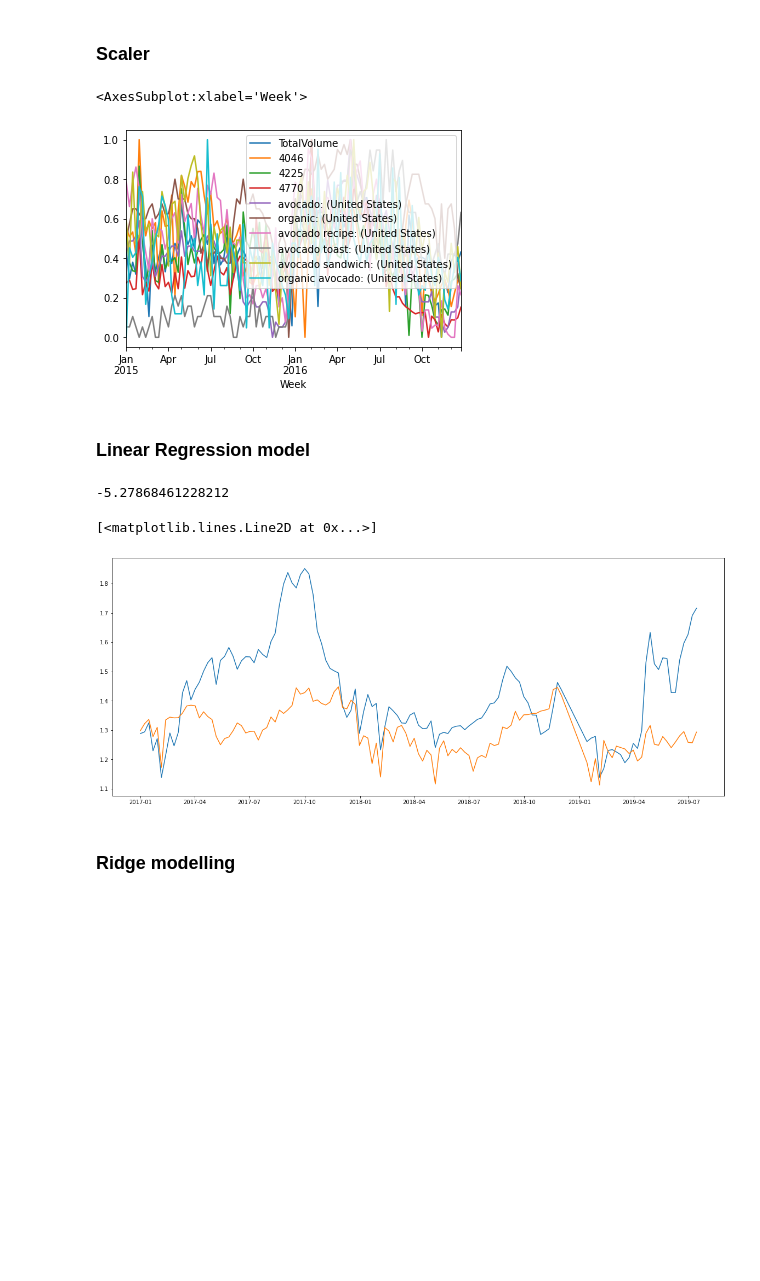
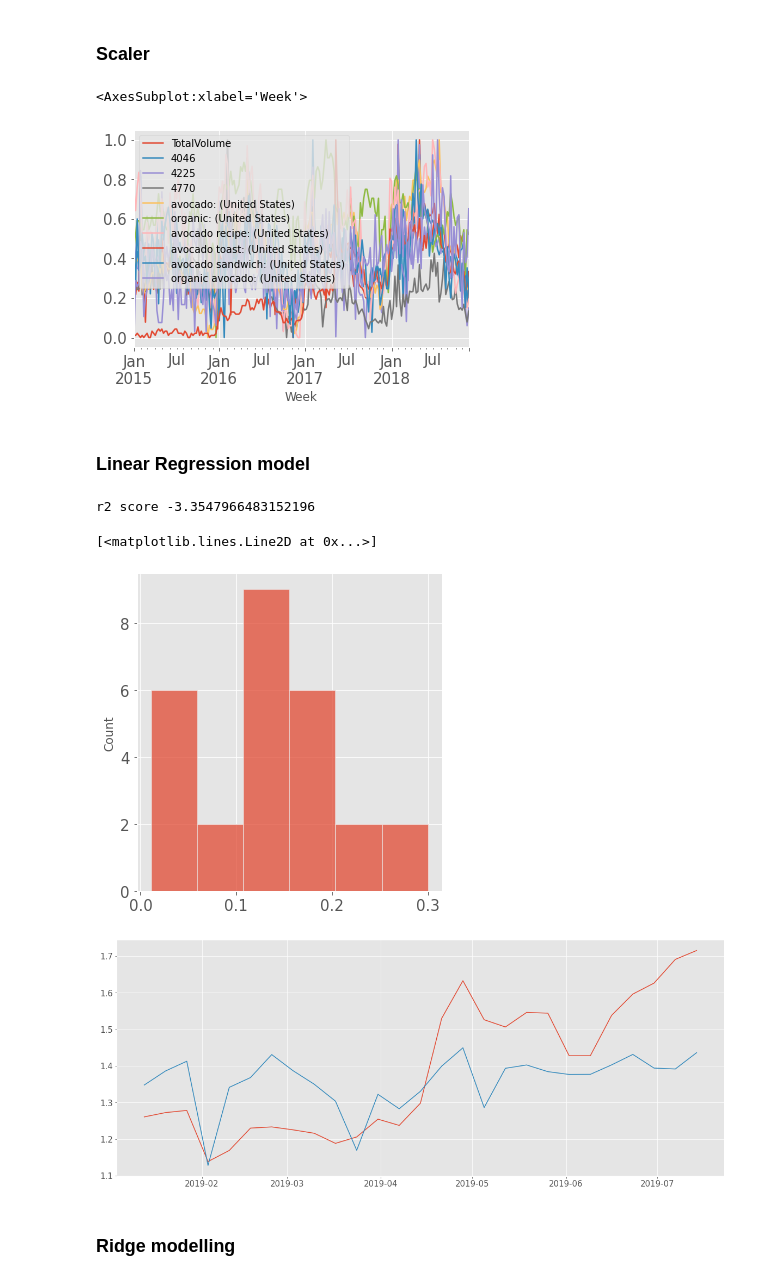
Before and after one commit to potus84/DS-ML-CASE-AVOCADO-KING-, a Jupyter notebook: Preprocessing_Modelling.ipynb, the cells around one changed output. Saved outputs shown, nothing was run; the diff lists cells and outputs as text; code cells hidden in the pictures; blank space fills up the shorter version.

```diff
--- a/Preprocessing_Modelling.ipynb
+++ b/Preprocessing_Modelling.ipynb
@@ -213,7 +218,7 @@ combined_df
 # %% [markdown]
 ### Train test split
 # %%
-def train_test_split(input_df, test_start=2019, index_col='Week', output_col='AveragePrice', keep_cols=None):
+def train_test_split_timeseries(input_df, test_start=2019, index_col='Week', output_col='AveragePrice', keep_cols=None):
     set_df = input_df.set_index(index_col)
     if keep_cols:
         set_df = set_df[keep_cols]
@@ -228,7 +233,7 @@ def train_test_split(input_df, test_start=2019, index_col='Week', output_col='Av
 
     return X_train, X_test, y_train, y_test
 
-X_train, X_test, y_train, y_test = train_test_split(combined_df, test_start=2017, keep_cols=None)
+X_train, X_test, y_train, y_test = train_test_split_timeseries(combined_df, test_start=2019, keep_cols=None)
 # %% [markdown]
 ### Scaler
 # %%
@@ -243,24 +248,26 @@ scaled_Xtrain_df.columns = X_train.columns
 scaled_Xtrain_df.plot()
 # %% [output]
 <AxesSubplot:xlabel='Week'>
-[figure, old version]
+[figure, new version]
 # %% [markdown]
 ### Linear Regression model
 # %%
 from sklearn.linear_model import LinearRegression
 lr = LinearRegression()
 lr.fit(scaled_Xtrain, y_train)
 y_predicted = lr.predict(scaled_Xtest)
-print(r2_score(y_predicted, y_test.values))
+print('r2 score', r2_score(y_predicted, y_test.values))
+sns.displot(np.abs((y_predicted-y_test.values)), label='Residual plot')
 y_predicted_df = pd.DataFrame(y_predicted)
 y_predicted_df.index = y_test.index
 plt.figure(figsize=(20,8))
 plt.plot(y_test)
 plt.plot(y_predicted_df)
 # %% [output]
--5.27868461228212
+r2 score -3.3547966483152196
 [<matplotlib.lines.Line2D at 0x...>]
-[figure, old version]
+[figure, new version]
+[figure, added]
 # %% [markdown]
 ### Ridge modelling
 # %%
```
Also changed, not shown: parts of 40 cells of this notebook.
